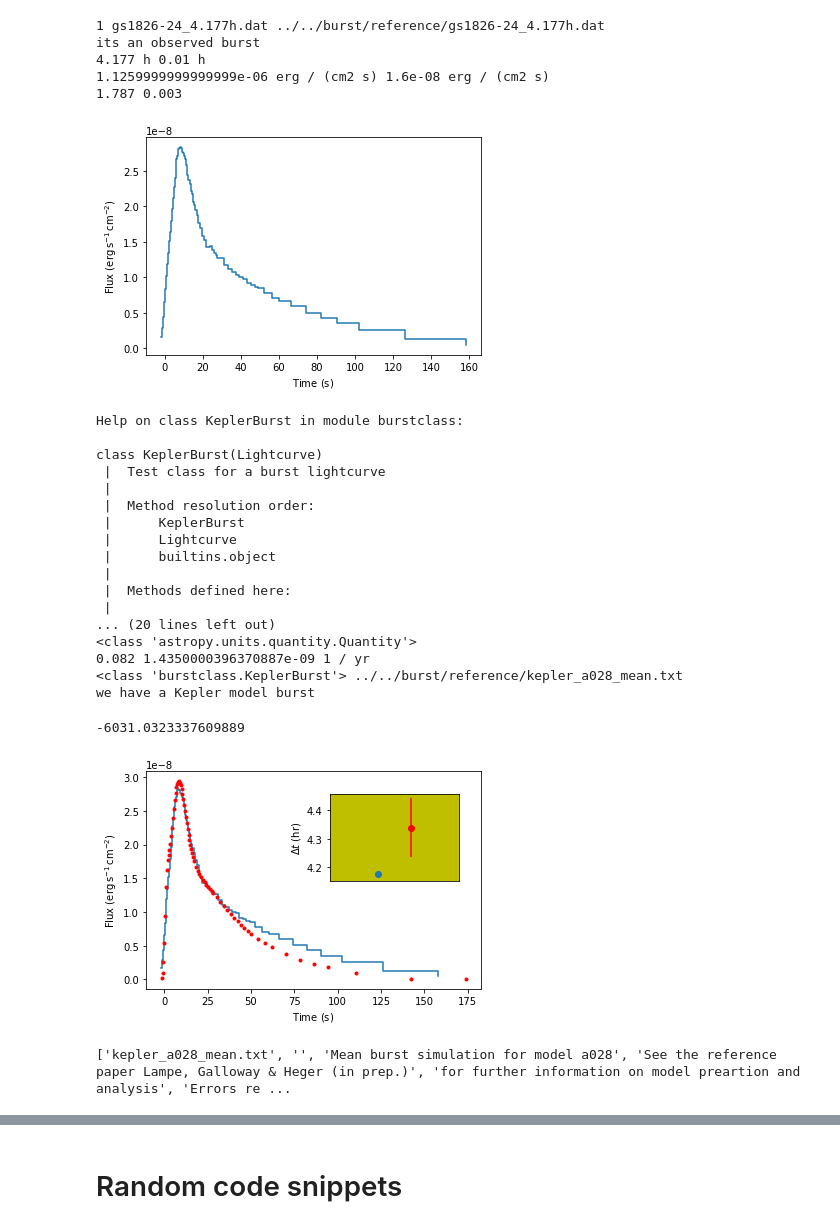
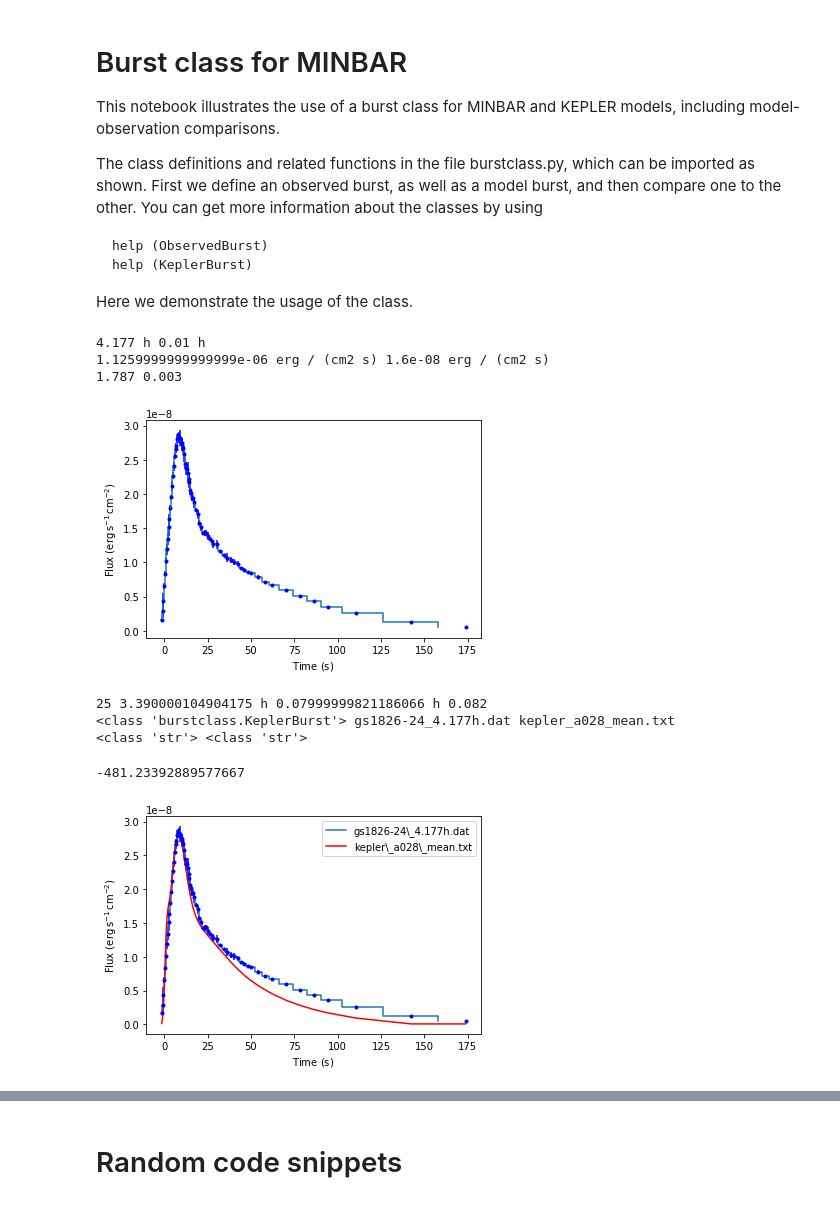
Before and after one commit to outs1der/concord, a Jupyter notebook: Burst class for MINBAR.ipynb, the cells around one changed output, grey strips where cells are left out. Cells and saved outputs as stored; diff of their text form; code cells hidden in the pictures.

```diff
--- a/Burst class for MINBAR.ipynb
+++ b/Burst class for MINBAR.ipynb
@@ -21,16 +1,20 @@ Here we demonstrate the usage of the class. We now collect the class definitions
+# %% [markdown]
+# Burst class for MINBAR
+
+This notebook illustrates the use of a burst class for MINBAR and KEPLER models, including model-observation comparisons.
+
+The class definitions and related functions in the file burstclass.py, which can be imported as shown. First we define an observed burst, as well as a model burst, and then compare one to the other. You can get more information about the classes by using
+
+    help (ObservedBurst)
+    help (KeplerBurst)
+
+Here we demonstrate the usage of the class.
 # %%
 from burstclass import *
-from anisotropy import *
-
-# help (ObservedBurst)
 
 # Read in an observed burst
 
-# b = ObservedBurst('../../reference/gs1826-24_4.177h.dat')
-b = ObservedBurst('../../burst/reference/gs1826-24_4.177h.dat')
-
-if type(b) == ObservedBurst:
-    print ('its an observed burst')
+b = ObservedBurst('gs1826-24_4.177h.dat',path='../../burst/reference/')
 
 # Show the recurrence time and other parameters, added from the .tex table
 
@@ -43,58 +27,35 @@ print (b.cbol,b.cbol_err)
 
 % matplotlib inline
 
+# The plot is pretty basic for now
+
 b.plot()
-
-# this will do nothing, because the filename tag is not given
-# c = Lightcurve('../../reference/gs1826-24_4.177h.dat')
 # %% [output]
-1 gs1826-24_4.177h.dat ../../burst/reference/gs1826-24_4.177h.dat
-its an observed burst
 4.177 h 0.01 h
 1.1259999999999999e-06 erg / (cm2 s) 1.6e-08 erg / (cm2 s)
 1.787 0.003
-[figure, old version]
+[figure, new version]
 # %%
-help (KeplerBurst)
-
 # Now also define a model burst. Note the difference in syntax
 
 # c = ModelBurst('a005',path='../../reference')
 c = KeplerBurst('a028',path='../../burst/reference')
+
+# Show some of the class attributs, including the corrseponding table row;
+# recurrence time and error; and the accretion rate
+# Note that the plot method doesn't work yet
+
 print (c.row,c.tdel,c.tdel_err,c.Lacc)
-print (type(c.tdel))
-# print (hasattr(c,'Lacc'))
-print (c.Lacc, c.mdot/const.M_sun)
-print (type(c), c.filename)
-if isinstance(c,KeplerBurst):
-    print ('we have a Kepler model burst')
-#    print (c.data.columns)
+print (type(c), b.filename, c.filename)
+print (type(b.filename), type(c.filename))
 
-# Here we try to do a simple comparison
+# Here we try to do a simple single-epoch comparison
 
 #print (c.flux(6.*u.kpc))
-b.compare(c,(6.1*u.kpc,60.*u.degree,1.28,-6.5*u.s),plot=True)
+b.compare(c,(6.1*u.kpc,60.*u.degree,1.28,-6.5*u.s),plot=True,subplot=False)
 # %% [output]
-Help on class KeplerBurst in module burstclass:
-
-class KeplerBurst(Lightcurve)
- |  Test class for a burst lightcurve
- |
- |  Method resolution order:
- |      KeplerBurst
- |      Lightcurve
- |      builtins.object
- |
- |  Methods defined here:
- |
-... (20 lines left out)
-<class 'astropy.units.quantity.Quantity'>
-0.082 1.4350000396370887e-09 1 / yr
-<class 'burstclass.KeplerBurst'> ../../burst/reference/kepler_a028_mean.txt
-we have a Kepler model burst
+25 3.390000104904175 h 0.07999999821186066 h 0.082
+<class 'burstclass.KeplerBurst'> gs1826-24_4.177h.dat kepler_a028_mean.txt
+<class 'str'> <class 'str'>
--6031.0323337609889
+-481.23392889577667
-[figure, old version]
+[figure, new version]
-# %%
-print (c.comments)
-# %% [output]
-['kepler_a028_mean.txt', '', 'Mean burst simulation for model a028', 'See the reference paper Lampe, Galloway & Heger (in prep.)', 'for further information on model preartion and analysis', 'Errors re ...
```
Also changed, not shown: parts of 27 cells of this notebook, 2 other files.
